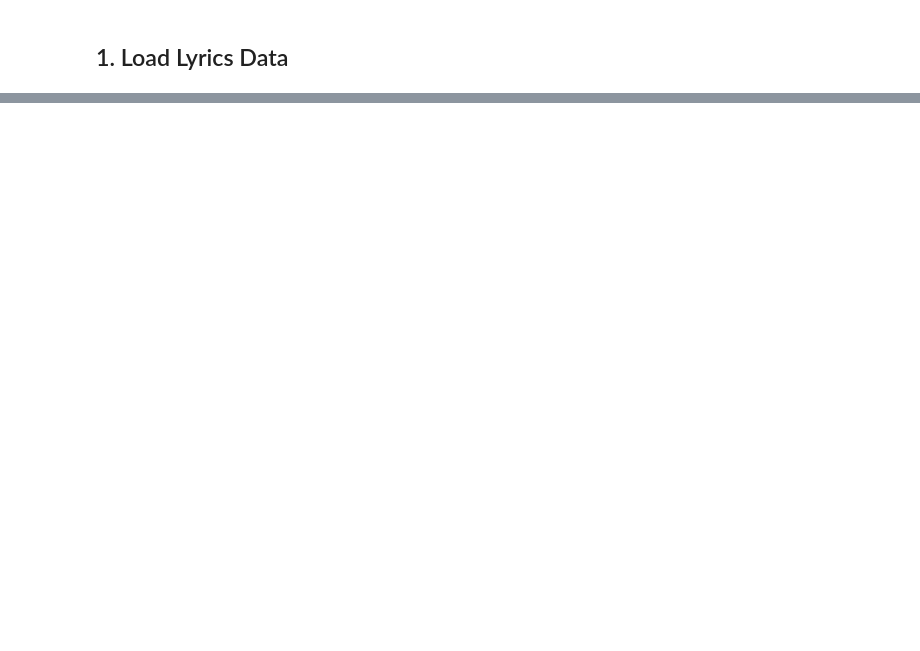
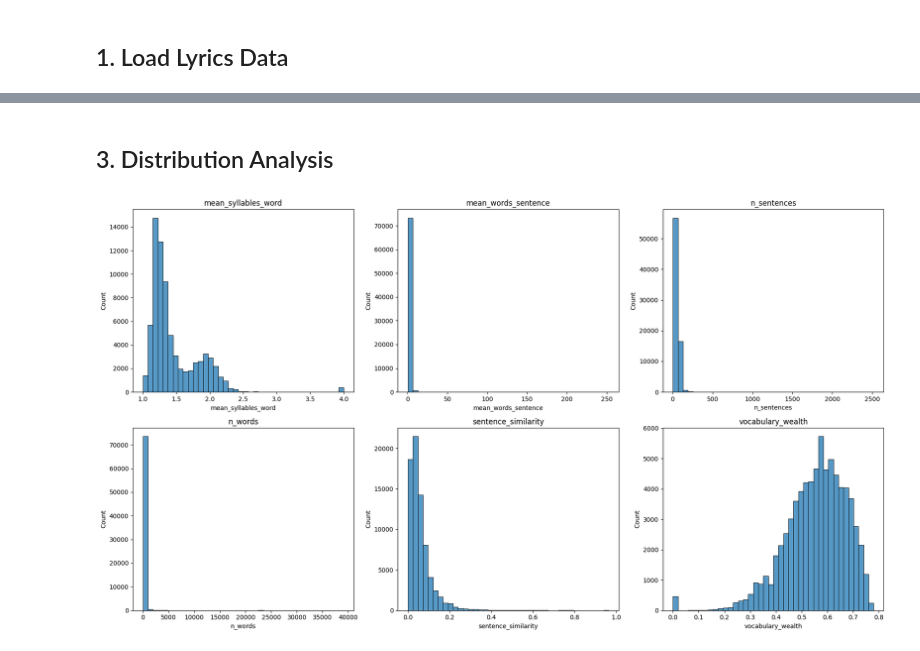
Before and after one commit to ds25m032-Denis-Hoxha/spotify_project, a Jupyter notebook: notebooks/06_lyrics_features_eda.ipynb, the cells around one changed output, grey strips where cells are left out. Saved outputs shown, nothing was run; the diff lists cells and outputs as text; code cells hidden in the pictures; blank space fills up the shorter version.

```diff
--- a/notebooks/06_lyrics_features_eda.ipynb
+++ b/notebooks/06_lyrics_features_eda.ipynb
@@ -420,0 +54,10 @@ con.close()
+# %%
+print("Full lyrics dataset:")
+print(lyrics.shape)
+
+lyrics_valid = pd.read_parquet(
+    processed_dir / "lyrics_features_valid_clean.parquet"
+)
+
+print("\nValid lyrics dataset:")
+print(lyrics_valid.shape)
@@ -420,0 +182,26 @@ con.close()
+# %% [markdown]
+## 3. Distribution Analysis
+# %%
+lyrics_features = [
+    "mean_syllables_word",
+    "mean_words_sentence",
+    "n_sentences",
+    "n_words",
+    "sentence_similarity",
+    "vocabulary_wealth"
+]
+
+fig, axes = plt.subplots(2, 3, figsize=(18, 10))
+
+for ax, col in zip(axes.flatten(), lyrics_features):
+    sns.histplot(
+        lyrics_valid[col],
+        bins=40,
+        ax=ax
+    )
+    ax.set_title(col)
+
+plt.tight_layout()
+plt.show()
+# %% [output]
+[figure, added]
```
Also changed, not shown: parts of 92 cells of this notebook, 1 other file.
